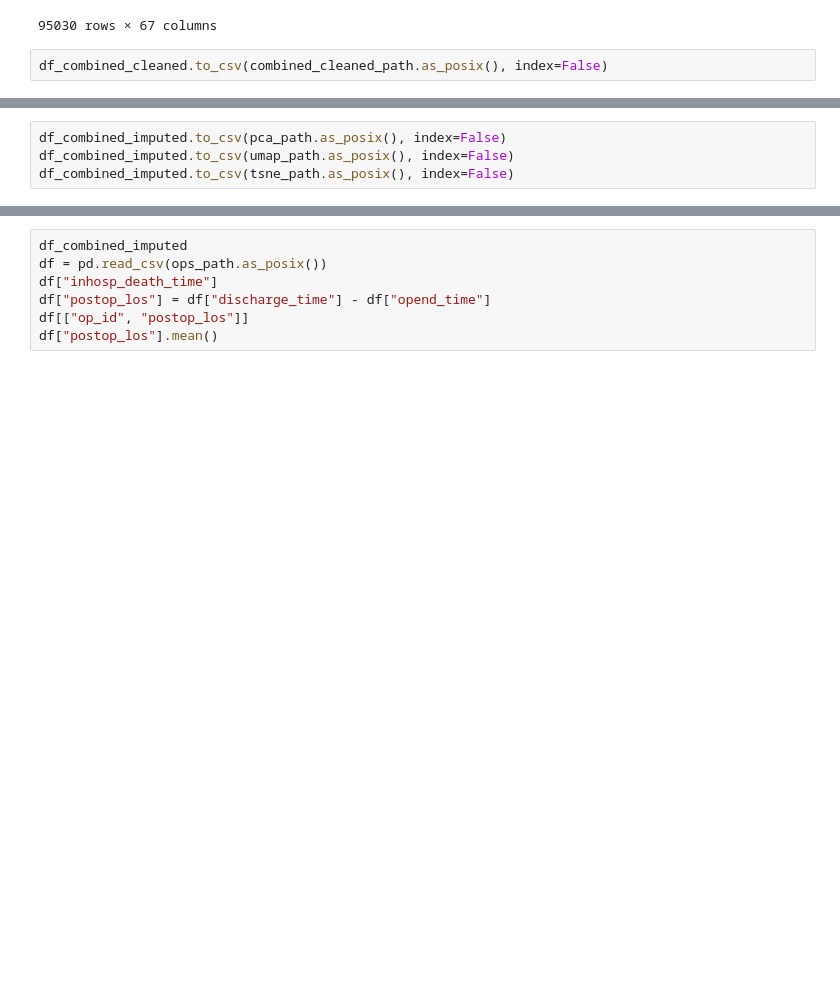
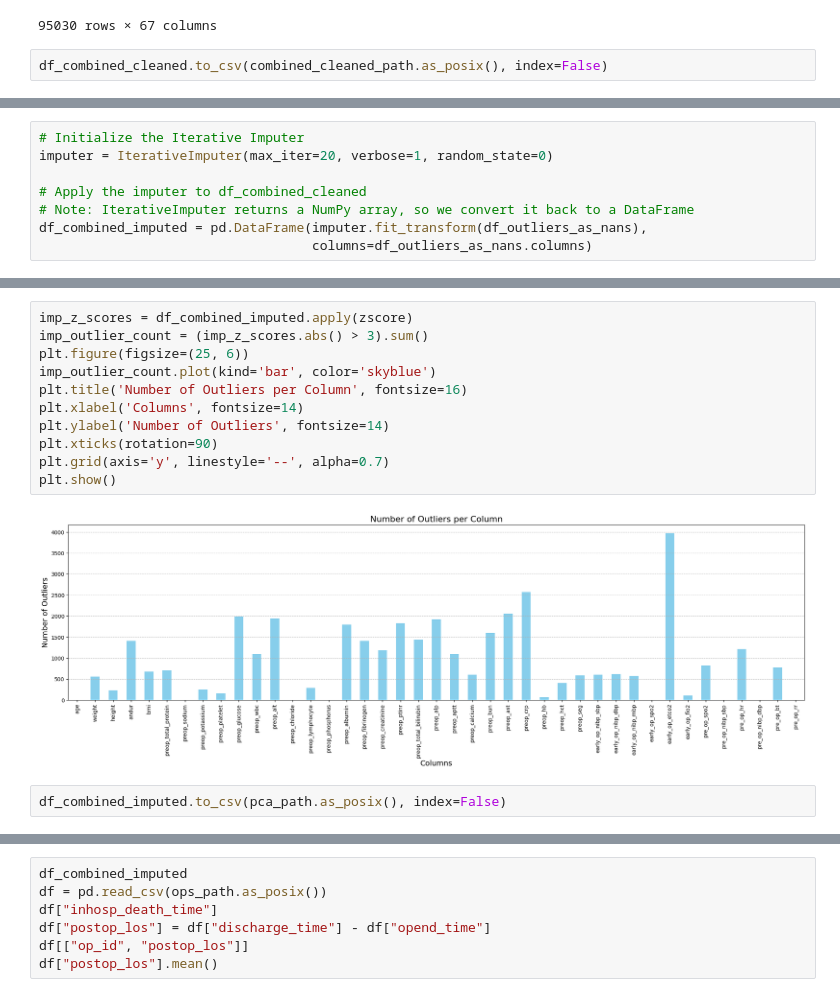
Before and after one commit to VivaSuresh/VitalDB-Dimensionality-Reduction, a Jupyter notebook: inspire_data_notebook.ipynb, the cells around one changed output, grey strips where cells are left out. Saved outputs shown, nothing was run; the diff lists cells and outputs as text; blank space fills up the shorter version.

```diff
--- a/inspire_data_notebook.ipynb
+++ b/inspire_data_notebook.ipynb
@@ -299,0 +321,8 @@ KeyboardInterrupt:
+# %%
+# Initialize the Iterative Imputer
+imputer = IterativeImputer(max_iter=20, verbose=1, random_state=0)
+
+# Apply the imputer to df_combined_cleaned
+# Note: IterativeImputer returns a NumPy array, so we convert it back to a DataFrame
+df_combined_imputed = pd.DataFrame(imputer.fit_transform(df_outliers_as_nans),
+                                   columns=df_outliers_as_nans.columns)
@@ -300,7 +347,18 @@ KeyboardInterrupt:
+# %%
+imp_z_scores = df_combined_imputed.apply(zscore)
+imp_outlier_count = (imp_z_scores.abs() > 3).sum()
+plt.figure(figsize=(25, 6))
+imp_outlier_count.plot(kind='bar', color='skyblue')
+plt.title('Number of Outliers per Column', fontsize=16)
+plt.xlabel('Columns', fontsize=14)
+plt.ylabel('Number of Outliers', fontsize=14)
+plt.xticks(rotation=90)
+plt.grid(axis='y', linestyle='--', alpha=0.7)
+plt.show()
+# %% [output]
+[figure, added]
 # %%
 df_combined_imputed.to_csv(pca_path.as_posix(), index=False)
-df_combined_imputed.to_csv(umap_path.as_posix(), index=False)
-df_combined_imputed.to_csv(tsne_path.as_posix(), index=False)
 # %%
 # Load the data
 df_combined_imputed = pd.read_csv(pca_path.as_posix())
```
Also changed, not shown: parts of 5 cells of this notebook.
